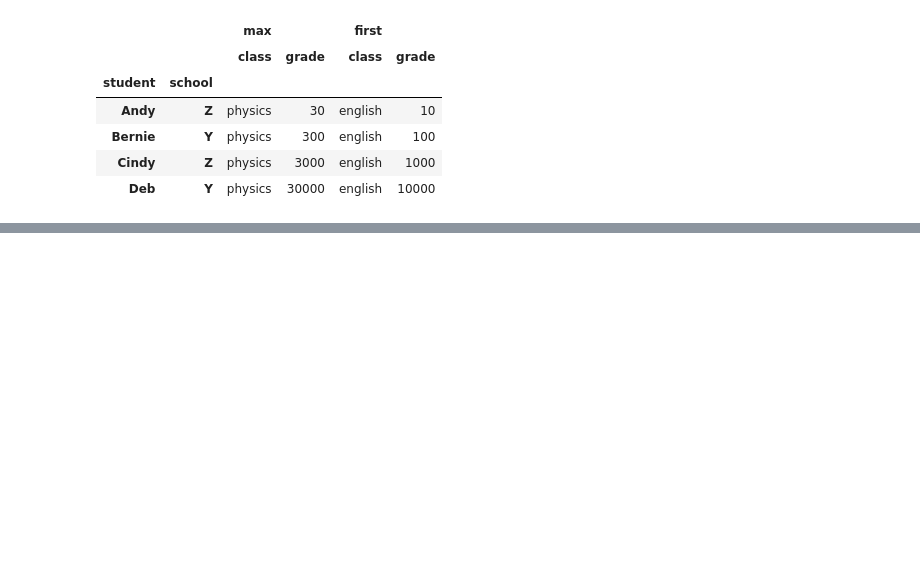
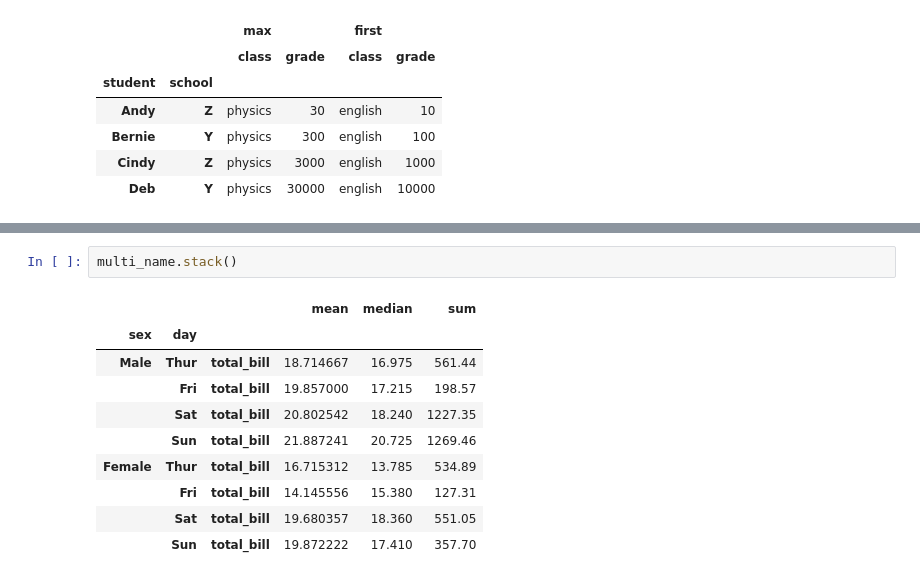
Before and after one commit to gsdavis1959/Python, a Jupyter notebook: PandasLongToWide.ipynb, the cells around one changed output, grey strips where cells are left out. Drawn from its saved outputs; the diff is of its cells as text; blank space fills up the shorter version.

```diff
--- a/PandasLongToWide.ipynb
+++ b/PandasLongToWide.ipynb
@@ -86,0 +183,13 @@ df_long.pivot_table(index="student",
+# %%
+multi_name.stack()
+# %% [output]
+|  |  |  | mean | median | sum |
+| sex | day |  |  |  |  |
+| Male | Thur | total_bill | 18.714667 | 16.975 | 561.44 |
+|  | Fri | total_bill | 19.857000 | 17.215 | 198.57 |
+|  | Sat | total_bill | 20.802542 | 18.240 | 1227.35 |
+|  | Sun | total_bill | 21.887241 | 20.725 | 1269.46 |
+| Female | Thur | total_bill | 16.715312 | 13.785 | 534.89 |
+|  | Fri | total_bill | 14.145556 | 15.380 | 127.31 |
+|  | Sat | total_bill | 19.680357 | 18.360 | 551.05 |
+|  | Sun | total_bill | 19.872222 | 17.410 | 357.70 |
```
Also changed, not shown: parts of 14 cells of this notebook.
